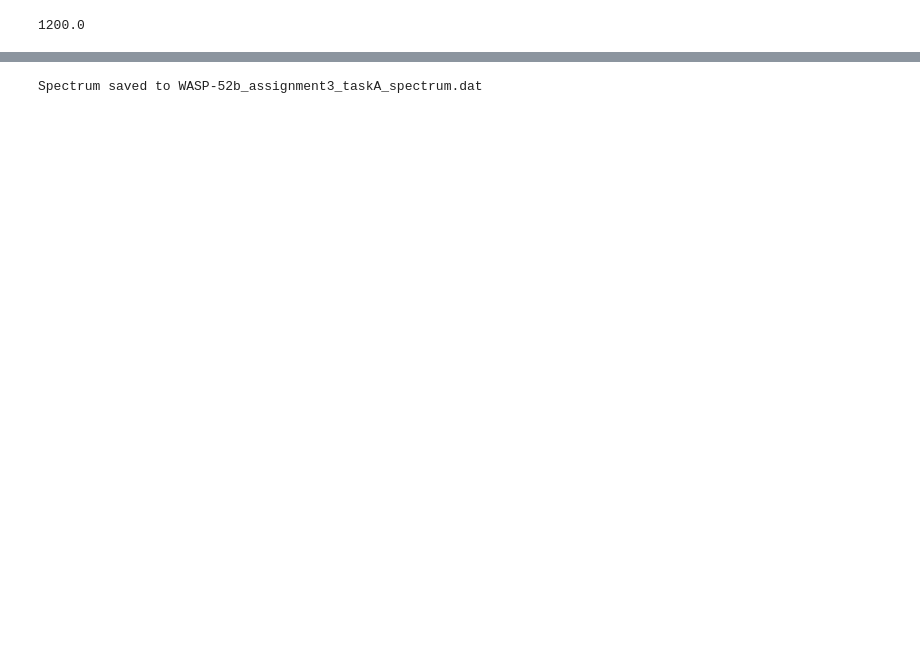
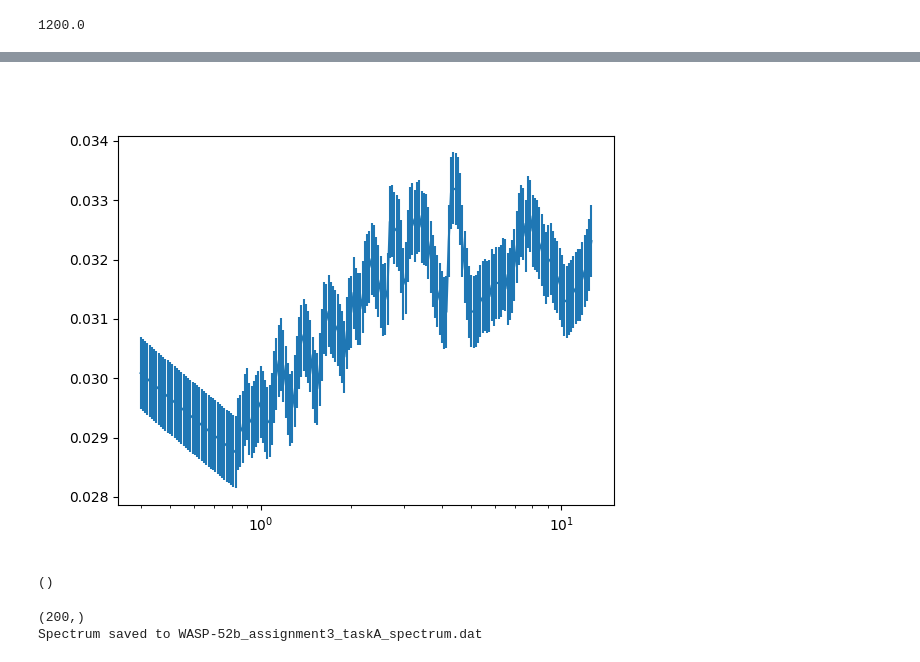
Before and after one commit to fabriziogandossi/comp_astro_24, a Jupyter notebook: assignment_3/prova2.ipynb, the cells around one changed output, grey strips where cells are left out. Cells and saved outputs as stored; diff of their text form; code cells hidden in the pictures; blank space fills up the shorter version.

```diff
--- a/assignment_3/prova2.ipynb
+++ b/assignment_3/prova2.ipynb
@@ -114,13 +113,37 @@ plt.show()
+# %%
+from taurex.binning import FluxBinner,SimpleBinner
+binned_fig = plt.figure()
+
+
+#Make a logarithmic grid
+wngrid = np.sort(10000/np.logspace(-0.4,1.1,200))
+bn = SimpleBinner(wngrid=wngrid)
+
+bin_wn, bin_rprs,_,_  = bn.bin_model(tm.model(wngrid=wngrid))
+
+error=np.std(bin_rprs)/2
+
+plt.errorbar(10000/bin_wn,bin_rprs,error)
+plt.xscale('log')
+plt.show()
+
+
+print(np.shape(error))
+# %% [output]
+[figure, added]
+()
 # %%
 # Convert the native grid (wavenumber) to wavelength in microns
 wavelength = 10000 / native_grid  # Convert from cm^-1 to microns
 
 # Calculate (Rp/Rs)^2 and sqrt((Rp/Rs)^2)
-rprs_squared = rprs**2
-rprs_sqrt = np.sqrt(rprs_squared)
+rprs_squared = bin_rprs
+rprs_sqrt = [error]*len(bin_rprs)
+
+print(np.shape(rprs_sqrt))
 
 # Combine the data into a single array
-spectrum_data = np.column_stack((wavelength, rprs_squared, rprs_sqrt))
+spectrum_data = np.column_stack((bin_wn , rprs_squared, rprs_sqrt))
 
 # Save the data to a file
 planet_name = "WASP-52b"  # Replace with your planet's name
@@ -129,4 +152,5 @@ np.savetxt(file_name, spectrum_data, header="Wavelength(micron) (Rp/Rs)^2 sqrt((
 
 print(f"Spectrum saved to {file_name}")
 # %% [output]
+(200,)
 Spectrum saved to WASP-52b_assignment3_taskA_spectrum.dat
```
Also changed, not shown: parts of 5 cells of this notebook, 1 other file.
